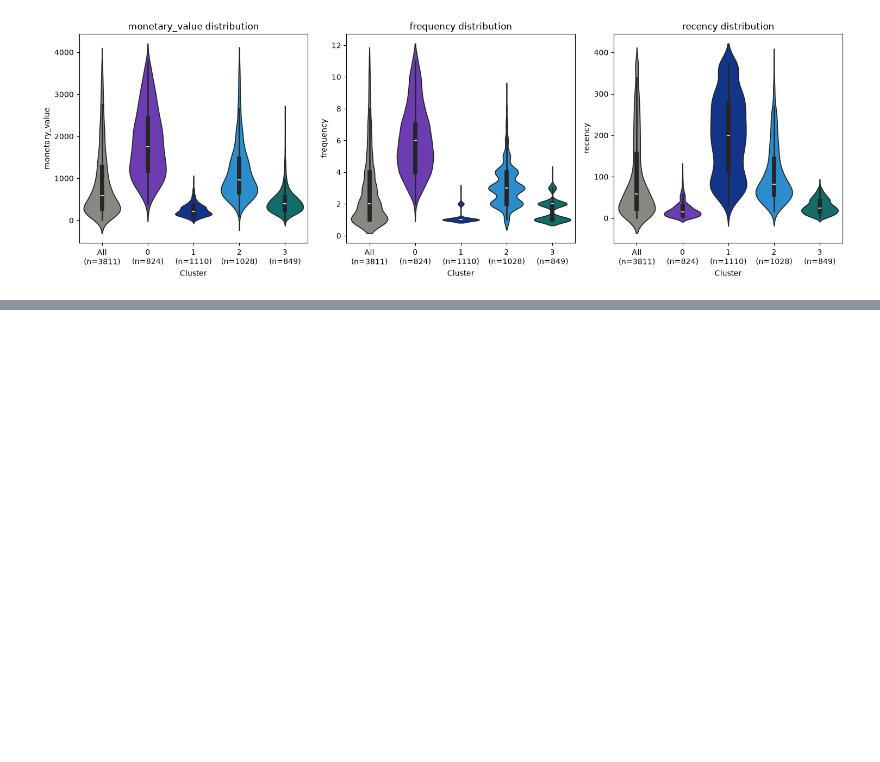
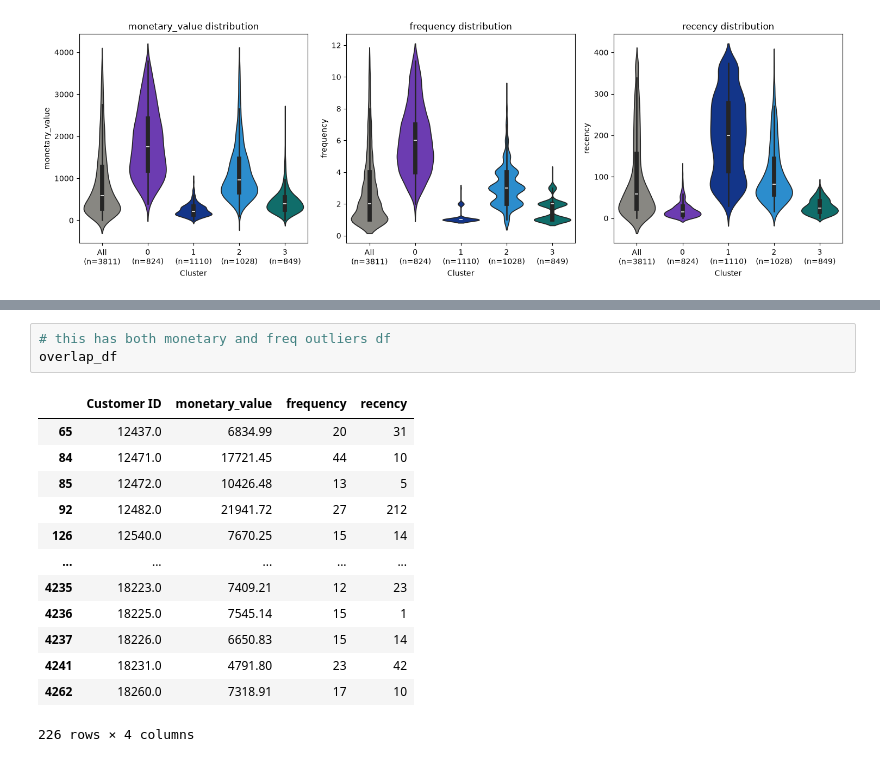
Before and after one commit to Avneesh-b7/product_analytics, a Jupyter notebook: k-means clustering/kmeans_clustering.ipynb, the cells around one changed output, grey strips where cells are left out. Cells and saved outputs as stored; diff of their text form; blank space fills up the shorter version.

```diff
--- a/k-means clustering/kmeans_clustering.ipynb
+++ b/k-means clustering/kmeans_clustering.ipynb
@@ -971,0 +1028,17 @@ plt.show()
+# %%
+# this has both monetary and freq outliers df
+overlap_df
+# %% [output]
+|  | Customer ID | monetary_value | frequency | recency |
+| 65 | 12437.0 | 6834.99 | 20 | 31 |
+| 84 | 12471.0 | 17721.45 | 44 | 10 |
+| 85 | 12472.0 | 10426.48 | 13 | 5 |
+| 92 | 12482.0 | 21941.72 | 27 | 212 |
+| 126 | 12540.0 | 7670.25 | 15 | 14 |
+| ... | ... | ... | ... | ... |
+| 4235 | 18223.0 | 7409.21 | 12 | 23 |
+| 4236 | 18225.0 | 7545.14 | 15 | 1 |
+| 4237 | 18226.0 | 6650.83 | 15 | 14 |
+| 4241 | 18231.0 | 4791.80 | 23 | 42 |
+| 4262 | 18260.0 | 7318.91 | 17 | 10 |
+226 rows × 4 columns
```
Also changed, not shown: parts of 7 cells of this notebook, 1 other file.
